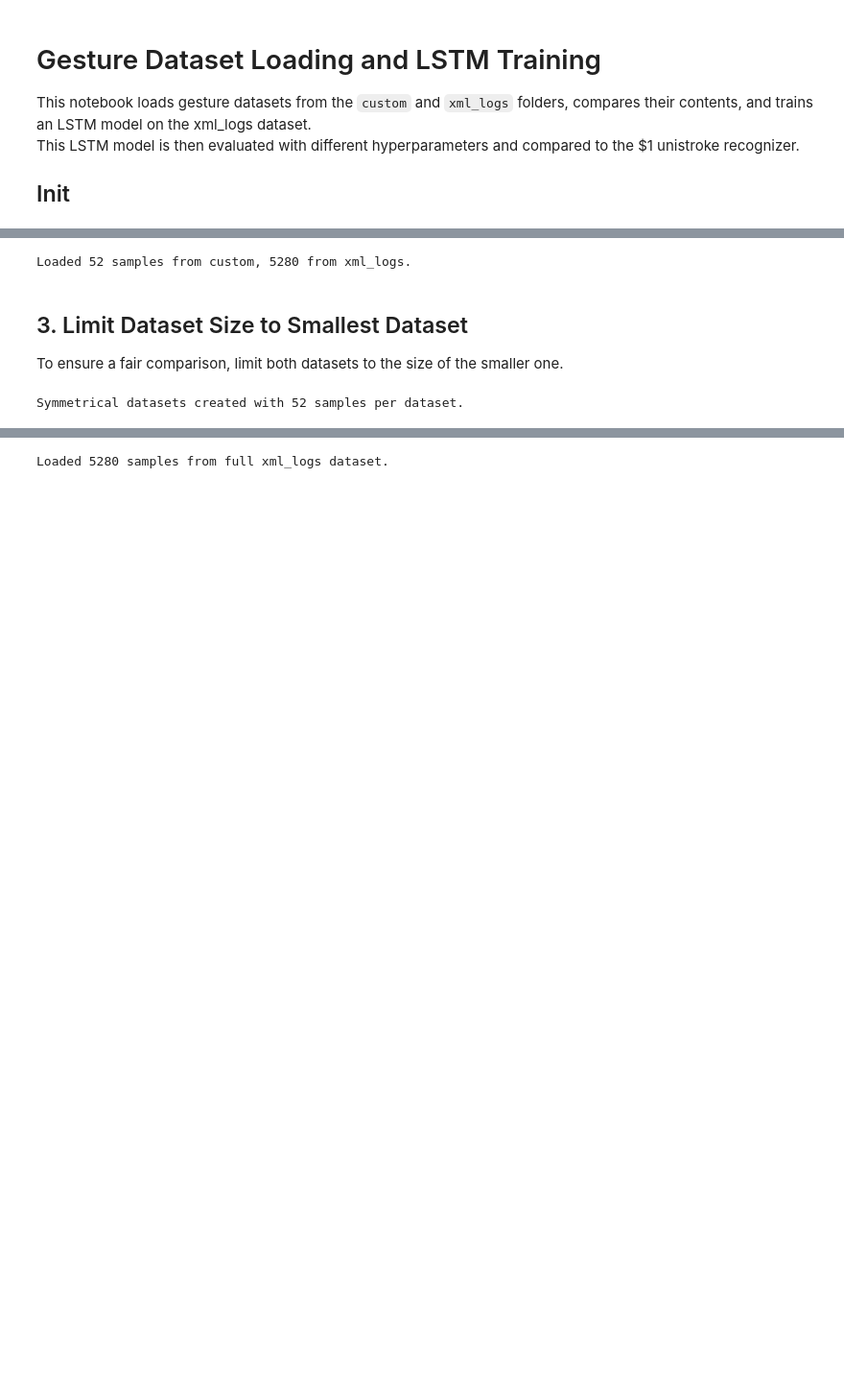
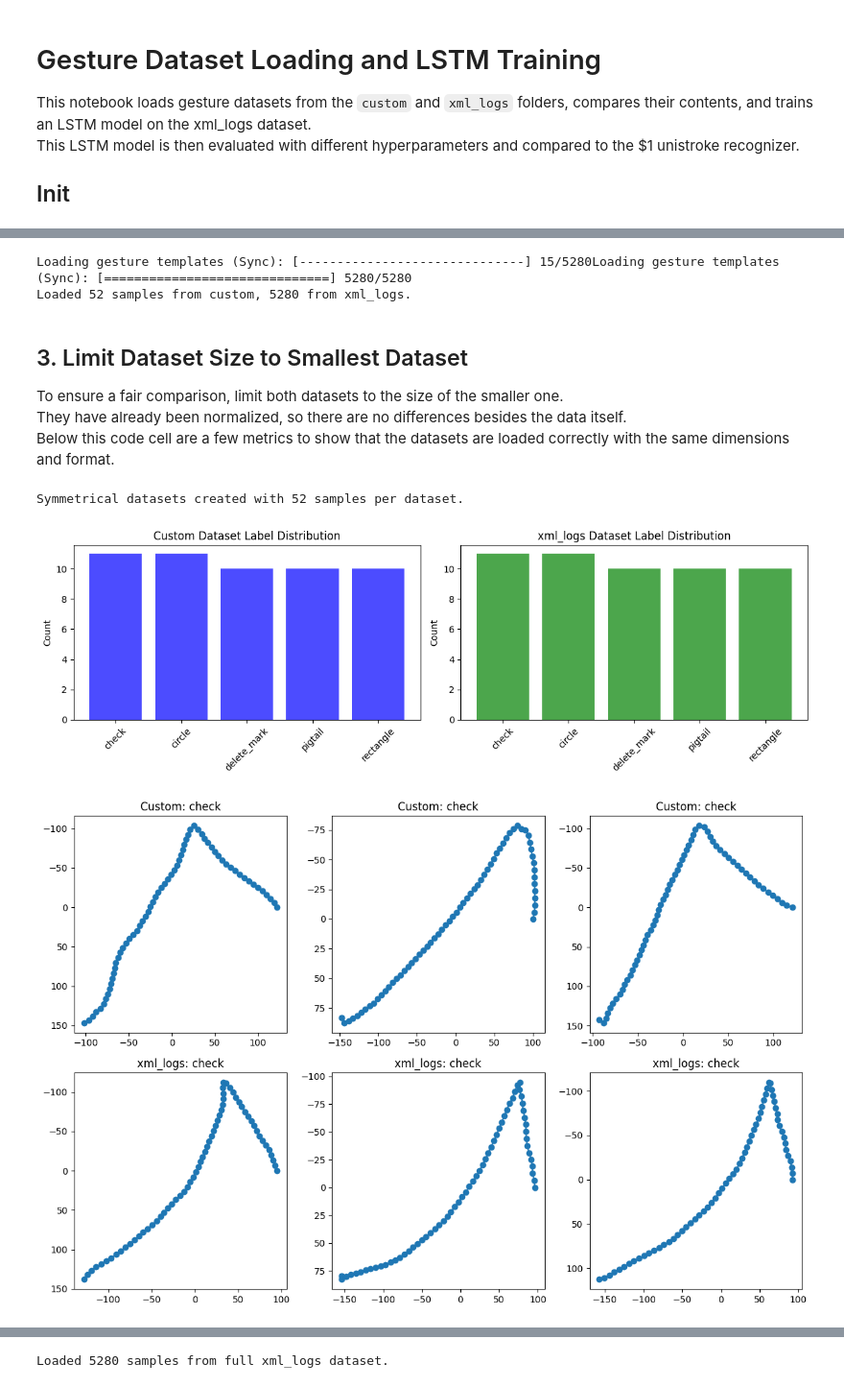
Before and after one commit to ITT-25/assignment-06-gesture-recognition-realdegrees, a Jupyter notebook: unistroke_gestures.ipynb, the cells around one changed output, grey strips where cells are left out. Shown at 96% size. Cells and saved outputs as stored; diff of their text form; code cells hidden in the pictures; blank space fills up the shorter version.

```diff
--- a/unistroke_gestures.ipynb
+++ b/unistroke_gestures.ipynb
@@ -39,69 +42,105 @@ Load gesture data from both the `datasets/custom` and `datasets/xml_logs` direct
 datasets_dir = 'datasets'
 custom_dir = os.path.join(datasets_dir, 'custom')
 xml_logs_dir = os.path.join(datasets_dir, 'xml_logs')
+helper_recognizer = Recognizer()  # Assuming this is defined elsewhere
 
 # Helper: Recursively find all XML files in a directory
 def find_xml_files(root_dir):
     return [y for x in os.walk(root_dir) for y in glob(os.path.join(x[0], '*.xml'))]
 
-# Load custom dataset
+# Load custom dataset and normalize
 custom_files = find_xml_files(custom_dir)
 custom_data = []
 custom_labels = []
 for file in custom_files:
     points, path = parse_gesture_xml(file)
+    norm_points, _ = helper_recognizer.normalize(points)
     label = os.path.basename(file).split('.')[0][:-2]
-    custom_data.append(points)
+    custom_data.append(norm_points)
     custom_labels.append(label)
 
-# Load xml_logs dataset
+# Load xml_logs dataset and normalize
 xml_logs_files = find_xml_files(xml_logs_dir)
 xml_logs_data = []
 xml_logs_labels = []
 for file in xml_logs_files:
     points, path = parse_gesture_xml(file)
+    norm_points, _ = helper_recognizer.normalize(points)
     label = os.path.basename(file).split('.')[0][:-2]
-    xml_logs_data.append(points)
+    xml_logs_data.append(norm_points)
     xml_logs_labels.append(label)
 
 print(f"Loaded {len(custom_data)} samples from custom, {len(xml_logs_data)} from xml_logs.")
 # %% [output]
+Loading gesture templates (Sync): [------------------------------] 15/5280Loading gesture templates (Sync): [==============================] 5280/5280
 Loaded 52 samples from custom, 5280 from xml_logs.
 # %% [markdown]
 ## 3. Limit Dataset Size to Smallest Dataset
 To ensure a fair comparison, limit both datasets to the size of the smaller one.
+They have already been normalized, so there are no differences besides the data itself.
+Below this code cell are a few metrics to show that the datasets are loaded correctly with the same dimensions and format.
 # %%
 # Truncate both datasets so that for each label, the number of samples is the minimum count for that label across both datasets
 
 
 # Count occurrences of each label in both datasets
 custom_counts = Counter(custom_labels)
 xml_logs_counts = Counter(xml_logs_labels)
 
 # Find common labels
 common_labels = set(custom_counts.keys()) & set(xml_logs_counts.keys())
 
 # For each label, keep only the minimum number of samples in both datasets
 def filter_to_min_samples(data, labels, min_counts):
     filtered_data = []
     filtered_labels = []
     label_counter = defaultdict(int)
-    for d, l in zip(data, labels):
+    for d, l in zip(data, labels):  # noqa: E741
         if l in min_counts and label_counter[l] < min_counts[l]:
             filtered_data.append(d)
             filtered_labels.append(l)
             label_counter[l] += 1
     return filtered_data, filtered_labels
 
 min_counts = {label: min(custom_counts[label], xml_logs_counts[label]) for label in common_labels}
 
 custom_data_sym, custom_labels_sym = filter_to_min_samples(custom_data, custom_labels, min_counts)
 xml_logs_data_sym, xml_logs_labels_sym = filter_to_min_samples(xml_logs_data, xml_logs_labels, min_counts)
 
 print(f"Symmetrical datasets created with {sum(min_counts.values())} samples per dataset.")
-custom_data = custom_data_sym
-custom_labels = custom_labels_sym
-xml_logs_data = xml_logs_data_sym
-xml_logs_labels = xml_logs_labels_sym
+# Plot label distributions
+fig, axs = plt.subplots(1, 2, figsize=(12, 4))
+
+custom_label_counts = Counter(custom_labels_sym)
+xml_logs_label_counts = Counter(xml_logs_labels_sym)
+
+axs[0].bar(custom_label_counts.keys(), custom_label_counts.values(), color='blue', alpha=0.7)
+axs[0].set_title('Custom Dataset Label Distribution')
+axs[0].set_ylabel('Count')
+axs[0].set_xticks(range(len(custom_label_counts)))
+axs[0].set_xticklabels(list(custom_label_counts.keys()), rotation=45)
+
+axs[1].bar(xml_logs_label_counts.keys(), xml_logs_label_counts.values(), color='green', alpha=0.7)
+axs[1].set_title('xml_logs Dataset Label Distribution')
+axs[1].set_ylabel('Count')
+axs[1].set_xticks(range(len(xml_logs_label_counts)))
+axs[1].set_xticklabels(list(xml_logs_label_counts.keys()), rotation=45)
+
+plt.tight_layout()
+plt.show()
+
+# Show a few gesture samples from both datasets
+fig, axs = plt.subplots(2, 3, figsize=(12, 8))
+for i in range(3):
+    axs[0, i].plot(np.array(custom_data_sym[i])[:, 0], np.array(custom_data_sym[i])[:, 1], marker='o')
+    axs[0, i].set_title(f'Custom: {custom_labels_sym[i]}')
+    axs[0, i].invert_yaxis()
+    axs[1, i].plot(np.array(xml_logs_data_sym[i])[:, 0], np.array(xml_logs_data_sym[i])[:, 1], marker='o')
+    axs[1, i].set_title(f'xml_logs: {xml_logs_labels_sym[i]}')
+    axs[1, i].invert_yaxis()
+plt.tight_layout()
+plt.show()
 # %% [output]
 Symmetrical datasets created with 52 samples per dataset.
+[figure, added]
+[figure, added]
```
Also changed, not shown: parts of 12 cells of this notebook.
